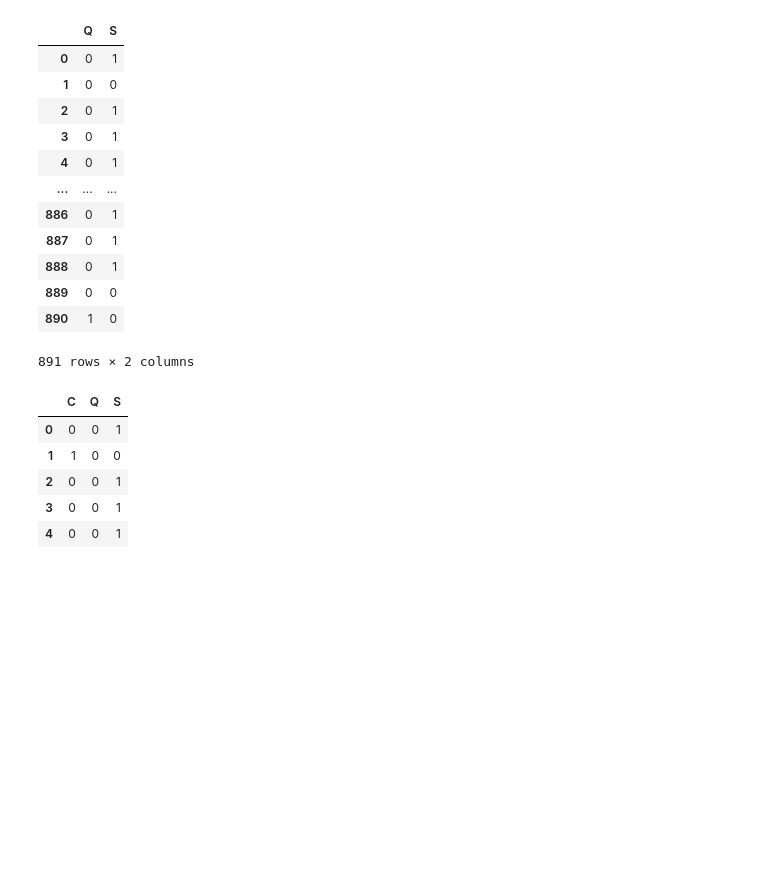
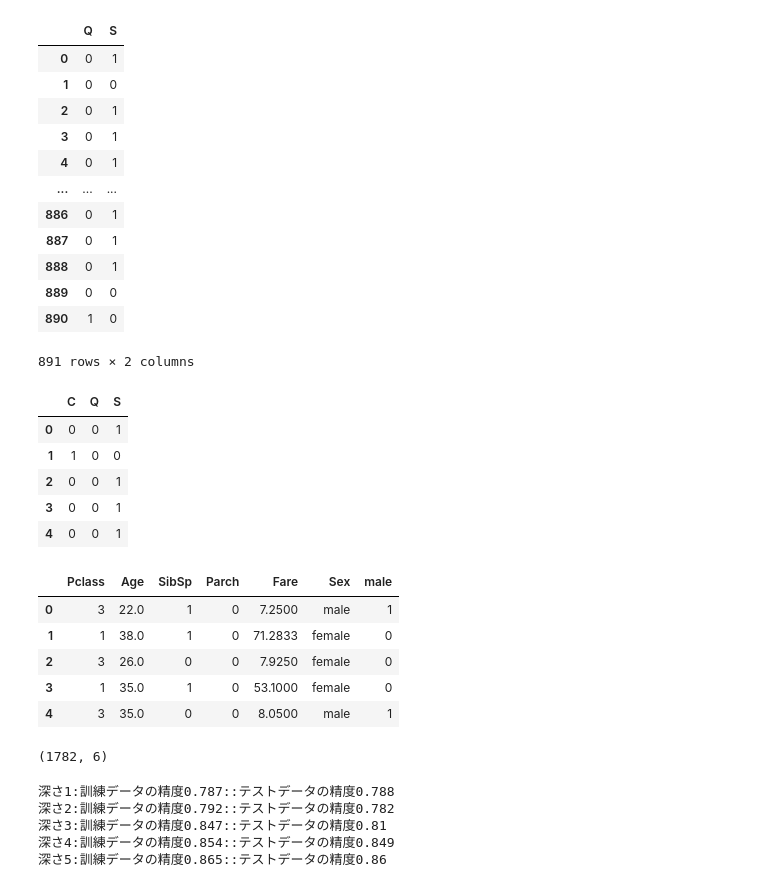
Before and after one commit to yamaguchinorimitsu/ajax_app, a Jupyter notebook: スッキリ機械第７章.ipynb, the cells around one changed output. Cells and saved outputs as stored; diff of their text form; code cells hidden in the pictures; blank space fills up the shorter version.

```diff
--- a/スッキリ機械第７章.ipynb
+++ b/スッキリ機械第７章.ipynb
@@ -193,6 +193,11 @@ sex['Survived'].plot(kind = 'bar')
 # %% [output]
 <Axes: xlabel='Sex'>
 [figure]
+# %%
+col = ['Pclass','Age','SibSp','Parch','Fare','Sex']
+
+x = df2[col]
+t = df2['Survived']
 # %%
 male = pd.get_dummies(df2['Sex'],drop_first = True)
 male
@@ -253,3 +258,32 @@ embarked.head(5)
 | 2 | 0 | 0 | 1 |
 | 3 | 0 | 0 | 1 |
 | 4 | 0 | 0 | 1 |
+# %%
+x_temp = pd.concat([x,male],axis=1)
+
+x_temp.head()
+# %% [output]
+|  | Pclass | Age | SibSp | Parch | Fare | Sex | male |
+| 0 | 3 | 22.0 | 1 | 0 | 7.2500 | male | 1 |
+| 1 | 1 | 38.0 | 1 | 0 | 71.2833 | female | 0 |
+| 2 | 3 | 26.0 | 0 | 0 | 7.9250 | female | 0 |
+| 3 | 1 | 35.0 | 1 | 0 | 53.1000 | female | 0 |
+| 4 | 3 | 35.0 | 0 | 0 | 8.0500 | male | 1 |
+# %%
+tmp = pd.concat([x,x],axis = 0)
+tmp.shape
+# %% [output]
+(1782, 6)
+# %%
+x_new = x_temp.drop("Sex",axis=1)
+for j in range(1,6): # jは木の深さ
+ # xは特徴量、tは目的変数
+    s1,s2,m = learn(x_new,t,depth = j)
+    s='深さ{}:訓練データの精度{}::テストデータの精度{}'
+    print(s.format(j,s1,s2))
+# %% [output]
+深さ1:訓練データの精度0.787::テストデータの精度0.788
+深さ2:訓練データの精度0.792::テストデータの精度0.782
+深さ3:訓練データの精度0.847::テストデータの精度0.81
+深さ4:訓練データの精度0.854::テストデータの精度0.849
+深さ5:訓練データの精度0.865::テストデータの精度0.86
```
Also changed, not shown: parts of 1 cell of this notebook.
